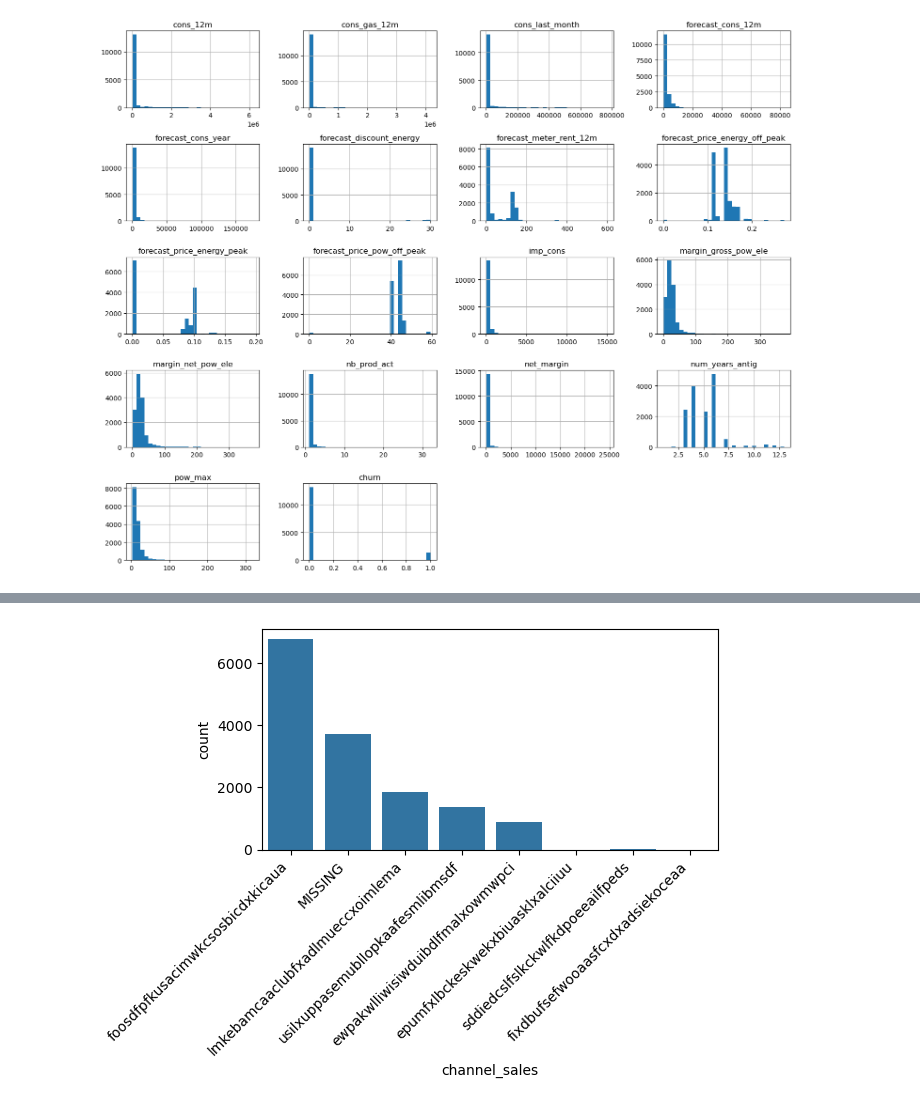
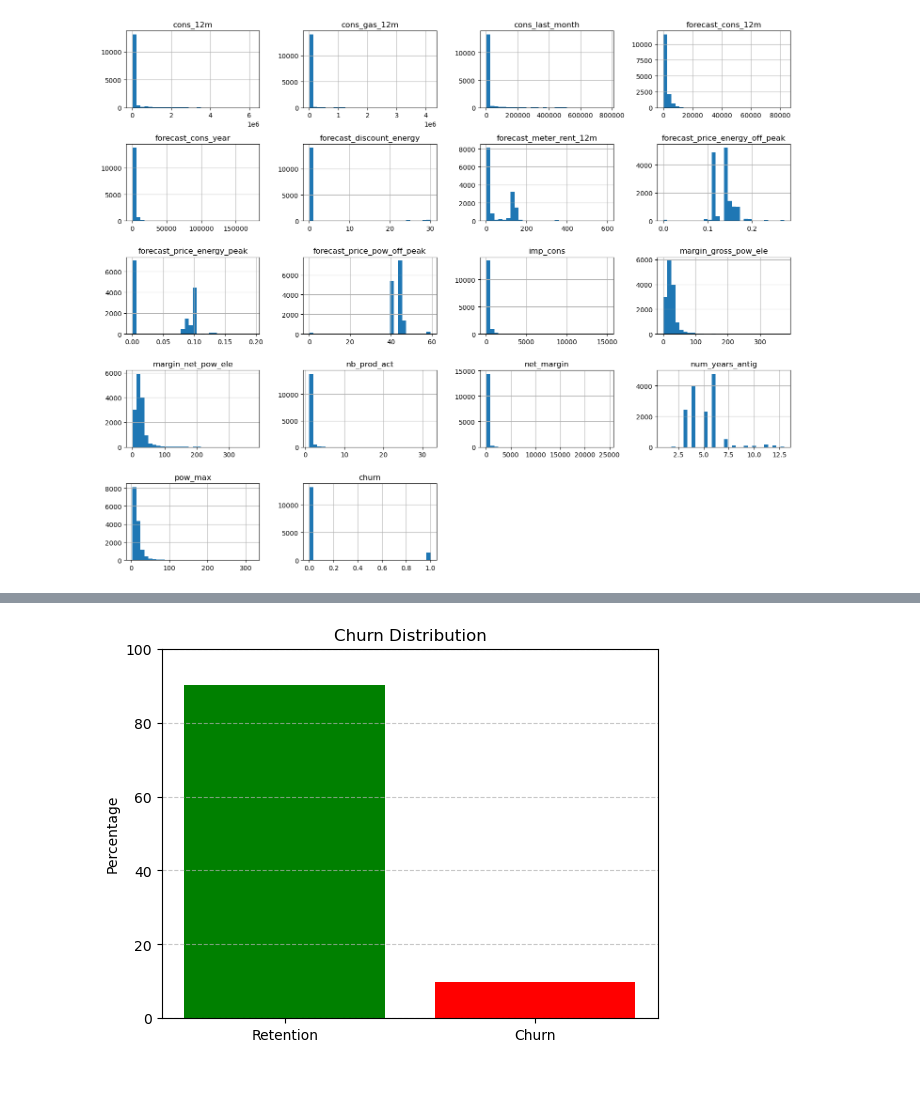
Before and after one commit to sushilXlimbu/BCG-X-Project, a Jupyter notebook: Untitled.ipynb, the cells around one changed output, grey strips where cells are left out. Saved outputs shown, nothing was run; the diff lists cells and outputs as text; code cells hidden in the pictures.

Commit message:
Data exploration

```diff
--- a/Untitled.ipynb
+++ b/Untitled.ipynb
@@ -38,4 +39,8 @@ dtypes: float64(11), int64(7), object(8)
 memory usage: 2.9+ MB
+# %%
+date_cols = ['date_activ', 'date_end', 'date_modif_prod', 'date_renewal']
+for col in date_cols:
+    client_df[col] = pd.to_datetime(client_df[col], errors='coerce',dayfirst=True)
 # %% [markdown]
 #### No need to clean and format data as it is already done. So let's do EDA.
 # %%
@@ -79,7 +79,18 @@ sns.countplot(data=client_df, x='has_gas')
-# %%
-sns.countplot(data=client_df, x='channel_sales')
-plt.xticks(rotation=45, ha='right')  # Rotate and right-align labels
-plt.tight_layout()  # Adjust layout to prevent clipping
-plt.show()
-# %% [output]
-[figure, removed]
+# %%
+churn = client_df[['id', 'churn']]
+churn.columns = ['Client', 'churn']
+churn_total = churn.groupby(churn['churn']).count()
+churn_percentage = churn_total / churn_total.sum() * 100
+churn_percentage.columns = [ 'Percentage']
+churn_percentage = churn_percentage.reset_index()
+
+churn_percentage['churn'] = churn_percentage['churn'].replace({0: 'Retention', 1: 'Churn'})
+
+plt.bar(churn_percentage['churn'],churn_percentage['Percentage'],color=['green','red'])
+plt.ylabel('Percentage')
+plt.title('Churn Distribution')
+plt.ylim(0, 100)
+plt.grid(axis='y', linestyle='--', alpha=0.7)
+plt.show()
+# %% [output]
+[figure, added]
```
Also changed, not shown: parts of 12 cells of this notebook, 2 other files.
